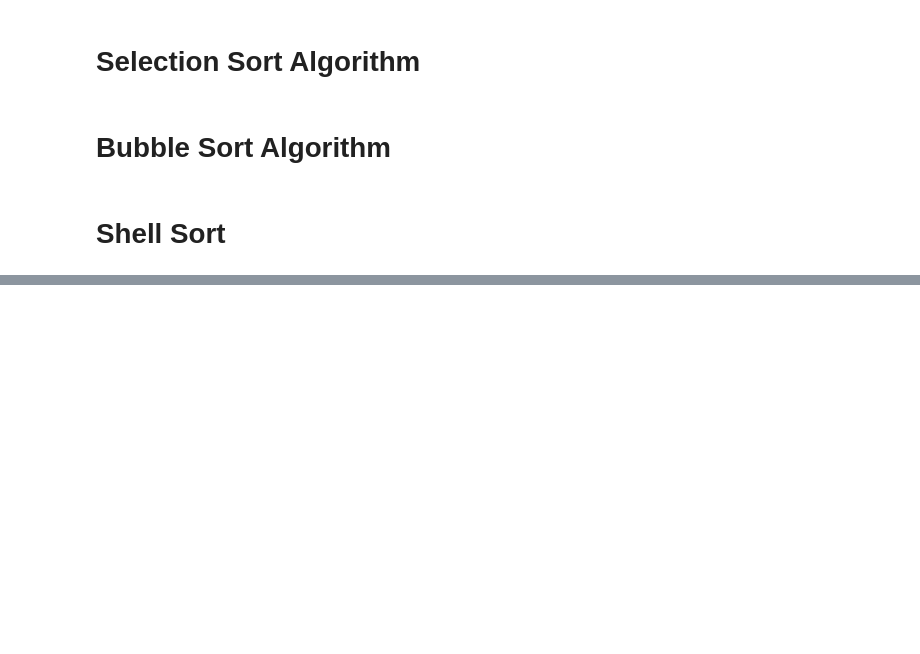
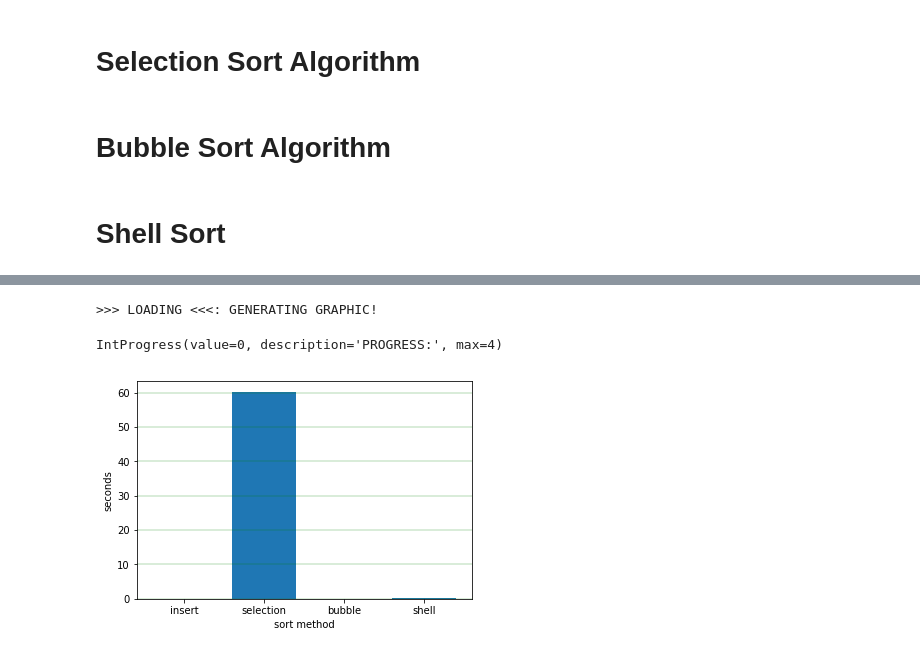
Before and after one commit to EDAII/Lista2_WelisonRegis_LievertonSilva, a Jupyter notebook: lista2_sort_algorithms.ipynb, the cells around one changed output, grey strips where cells are left out. Saved outputs shown, nothing was run; the diff lists cells and outputs as text; code cells hidden in the pictures; blank space fills up the shorter version.

```diff
--- a/lista2_sort_algorithms.ipynb
+++ b/lista2_sort_algorithms.ipynb
@@ -275 +265,8 @@ IntProgress(value=0, description='PROGRESS:', max=4)
+# %%
+times2 = list(algorithms_complexity(players.copy()))
+show_algorithms_complexity(times2)
+# %% [output]
+>>> LOADING <<<: GENERATING GRAPHIC!
+IntProgress(value=0, description='PROGRESS:', max=4)
+[figure, added]
 # %%
```
Also changed, not shown: parts of 22 cells of this notebook.
